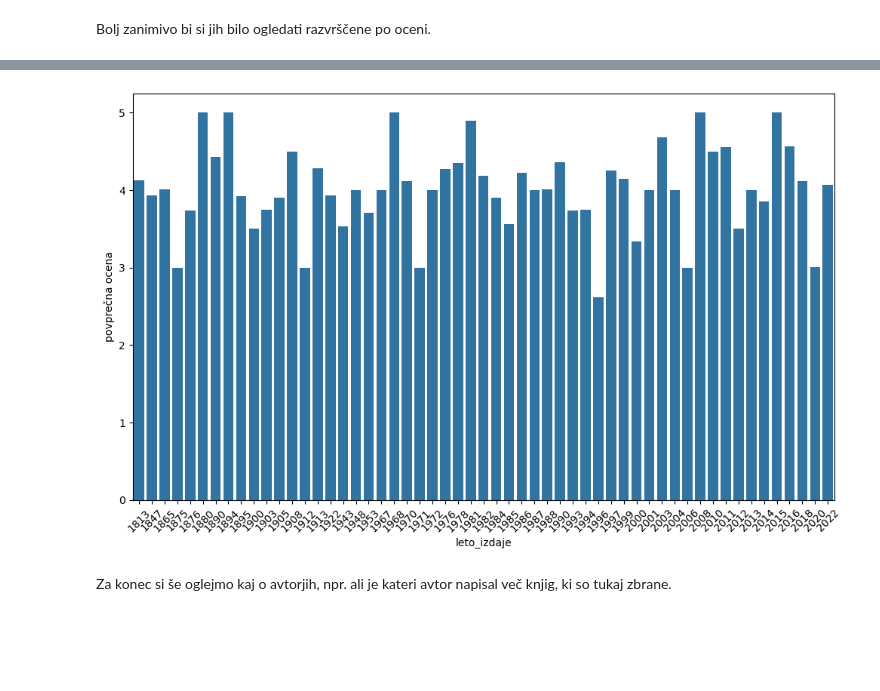
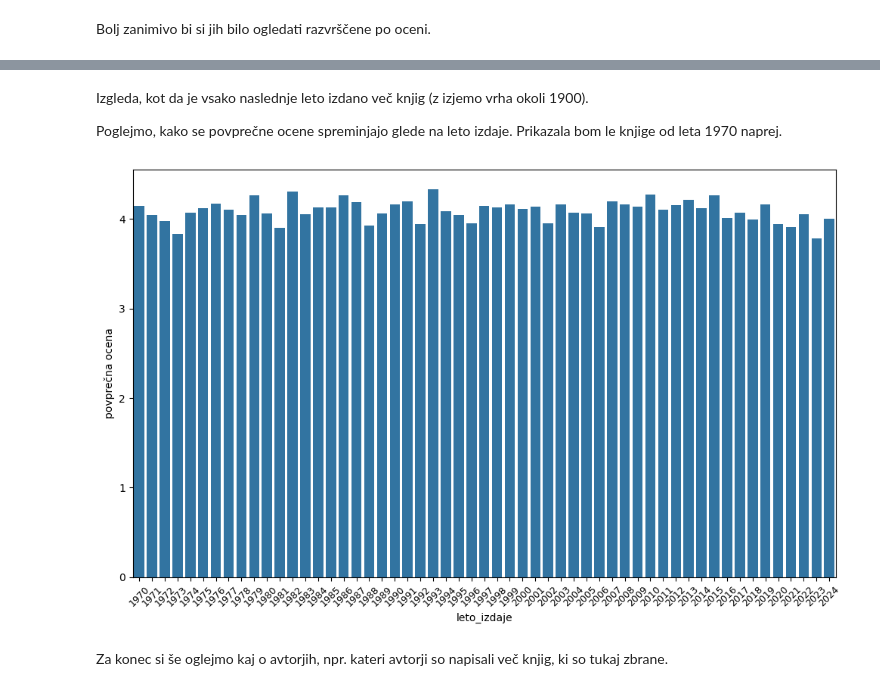
Before and after one commit to anjacegnar/projektna_uvp, a Jupyter notebook: analiza_podatkov.ipynb, the cells around one changed output, grey strips where cells are left out. Saved outputs shown, nothing was run; the diff lists cells and outputs as text; code cells hidden in the pictures; blank space fills up the shorter version.

Commit message:
malo spremenjena analiza glede na nove podatke

```diff
--- a/analiza_podatkov.ipynb
+++ b/analiza_podatkov.ipynb
@@ -117,14 +136,19 @@ Poglejmo, kako se povprečne ocene spreminjajo glede na leto izdaje.
+# %% [markdown]
+Izgleda, kot da je vsako naslednje leto izdano več knjig (z izjemo vrha okoli 1900).
+
+Poglejmo, kako se povprečne ocene spreminjajo glede na leto izdaje. Prikazala bom le knjige od leta 1970 naprej.
 # %%
-povprecna_ocena_po_letih = knjige.groupby("leto_izdaje")["ocena"].mean().reset_index()
+najnovejse_knjige = knjige[knjige["leto_izdaje"] >= 1970]
+povprecna_ocena_po_letih = najnovejse_knjige.groupby("leto_izdaje")["ocena"].mean().reset_index()
 plt.figure(figsize=(12, 7))
 sns.barplot(povprecna_ocena_po_letih, x="leto_izdaje", y="ocena")
 plt.ylabel("povprečna ocena")
-plt.xticks(rotation=45)
+plt.xticks(rotation=45, fontsize=9)
 plt.show()
 # %% [output]
-[figure, old version]
+[figure, new version]
 # %% [markdown]
-Za konec si še oglejmo kaj o avtorjih, npr. ali je kateri avtor napisal več knjig, ki so tukaj zbrane.
+Za konec si še oglejmo kaj o avtorjih, npr. kateri avtorji so napisali več knjig, ki so tukaj zbrane.
 # %%
 stevilo_knjig_avtorja = knjige.groupby("avtor").size().reset_index(name="število_knjig")
 avtor_z_vec_knjigami = stevilo_knjig_avtorja[stevilo_knjig_avtorja["število_knjig"] > 1]
```
Also changed, not shown: parts of 22 cells of this notebook.
